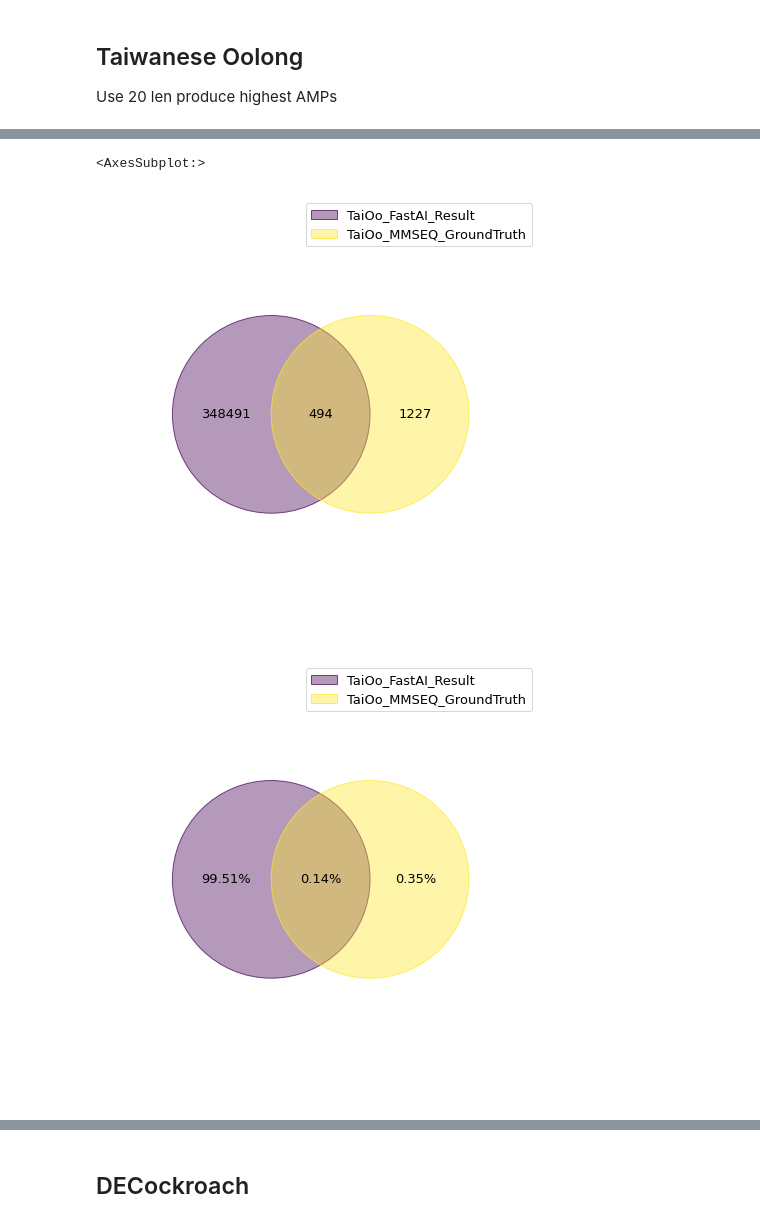
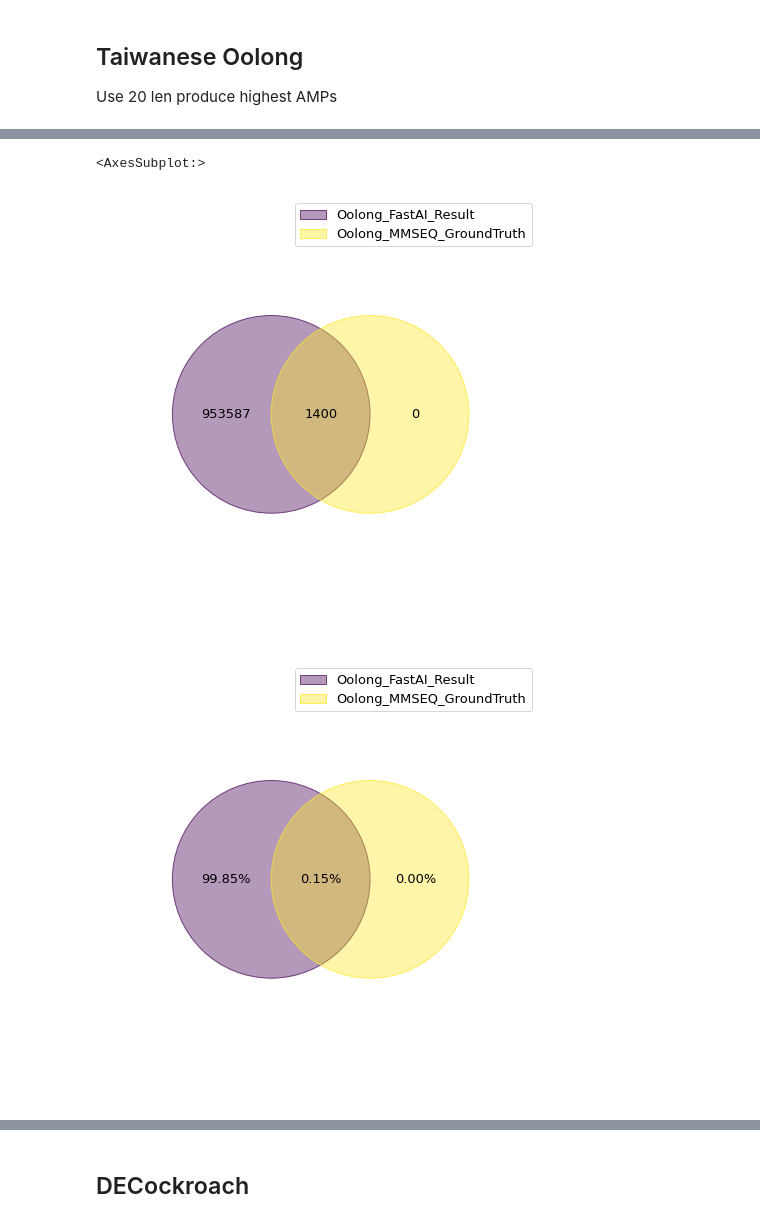
Before and after one commit to silenus092/AMPsDetector, a Jupyter notebook: VerifyAMPs/CompareResult.ipynb, the cells around one changed output, grey strips where cells are left out. Saved outputs shown, nothing was run; the diff lists cells and outputs as text; code cells hidden in the pictures.

```diff
--- a/VerifyAMPs/CompareResult.ipynb
+++ b/VerifyAMPs/CompareResult.ipynb
@@ -177,7 +128,7 @@ print("%.2f" % accuracy)
 
 Use 20 len produce highest AMPs
 # %%
-TaiOo_ML =  pd.read_pickle("/mnt/vdb/phase3/TaiwaneseOolong/results/TaiwaneseOolong.len20.MLResult.pkl")
+TaiOo_ML =  pd.read_pickle("/mnt/vdb/Taiwan/cd100/result/Taiwan.len20.MLResult.plk")
 TaiOo_ML
 # %% [output]
 |  | ID | class |
@@ -196,6 +147,7 @@ TaiOo_ML
 # %%
-TaiOo_len20_truth = pd.read_csv("/home/ubuntu/data/MMSeqs.alnRes/len20/Oolong.len20.alnRes.m8.tsv",
+TaiOo_len20_truth = pd.read_csv("/home/ubuntu/data/MMseqs.clus/output/Oolong.len20.alnRes.m8.tsv",
                                 encoding = "ISO-8859-1", sep='\t',header=0)
-# TaiOo_len20_truth.columns = columns
+TaiOo_total_AMPS = len(TaiOo_len20_truth['ID_Query'].unique())
+print(TaiOo_total_AMPS)
 TaiOo_len20_truth
 # %% [output]
@@ -239,11 +168,11 @@ TaiOo_AMPs_ML
 # %%
 TaiOoSamples = {
-    "TaiOo_FastAI_Result":  set(TaiOo_AMPs_ML["ID"]),
-    "TaiOo_MMSEQ_GroundTruth": set(TaiOo_len20_truth['ID_Query']),
+    "Oolong_FastAI_Result":  set(TaiOo_ML["ID"]),
+    "Oolong_MMSEQ_GroundTruth": set(TaiOo_len20_truth['ID_Query']),
 }
 venn(TaiOoSamples)
 venn(TaiOoSamples, fmt="{percentage:.2f}%")
 # %% [output]
 <AxesSubplot:>
-[figure, old version]
+[figure, new version]
-[figure, old version]
+[figure, new version]
```
Also changed, not shown: parts of 86 cells of this notebook, 16 other files.
